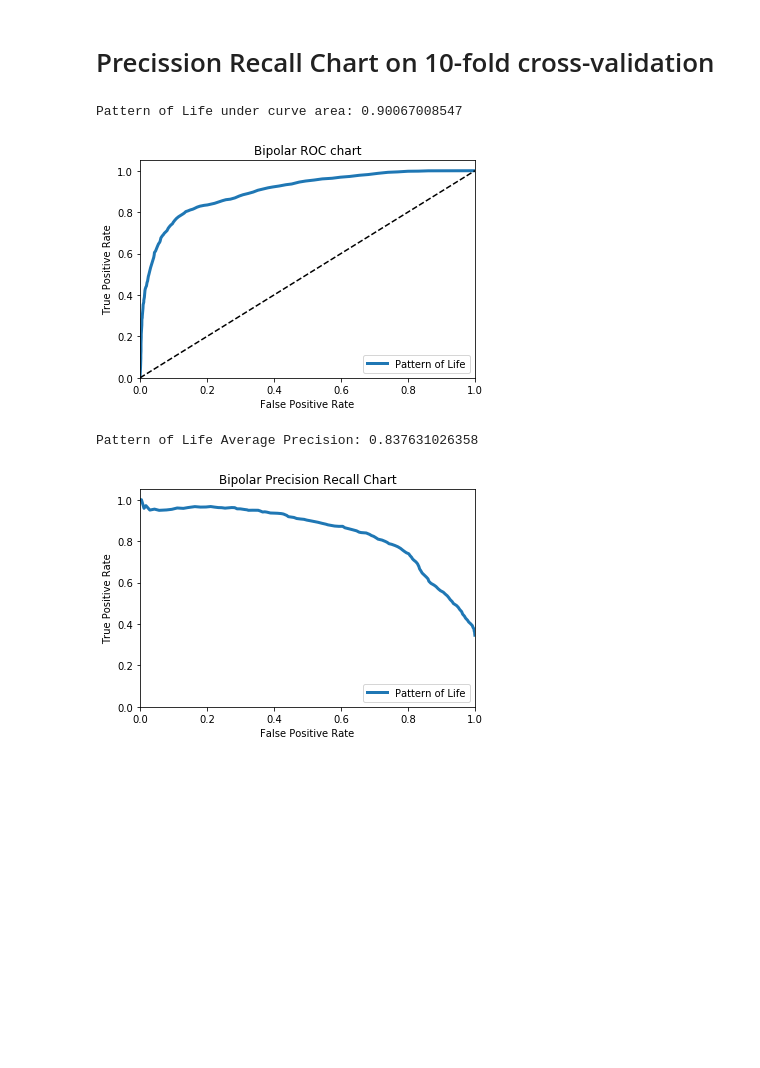
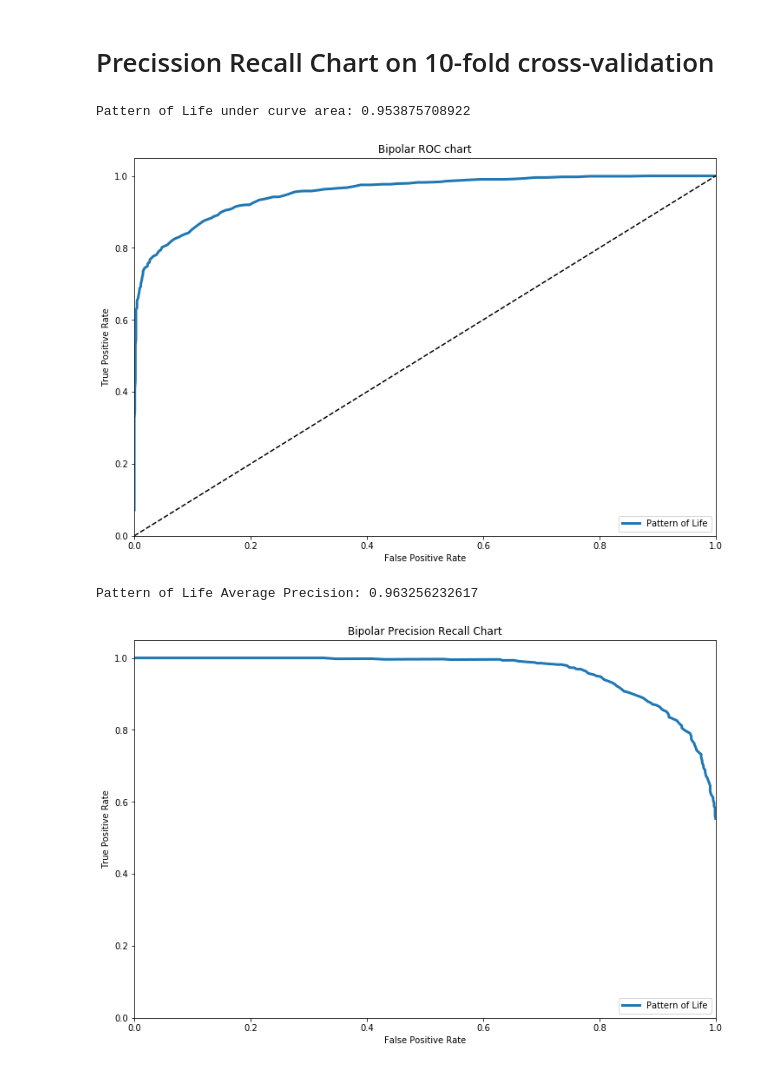
Before and after one commit to yenhao/Bipolar-Disorder-Detection, a Jupyter notebook: detect time/pattern of life/RandomForestClassifier_Server.ipynb, the cells around one changed output. Drawn from its saved outputs; the diff is of its cells as text; code cells hidden in the pictures; blank space fills up the shorter version.

```diff
--- a/detect time/pattern of life/RandomForestClassifier_Server.ipynb
+++ b/detect time/pattern of life/RandomForestClassifier_Server.ipynb
@@ -117,6 +110,6 @@ def date_not_in_range(user, ill_time_dict,date):
 # %%
 bd_clean = []
-bd_folder = './Bipolar/'
+bd_folder = './Bipolar/bd_shift2week/'
 for bd_file in checkFolderFile(bd_folder):
     bd_clean.append(pd.read_pickle(bd_folder+bd_file))
 # %%
@@ -787,20 +757,21 @@ pol_groups.renderPrecisionRecall_all("Bipolar",n_fold=20)
 # %%
-#Dump the pre-trained models
-feature_order = ['tweets_rate', 'mention_rate','unique_mentions','frequent_mentions','positive_ratio',\
-                 'negative_ratio','flips','negative_combos','positive_combos', 'age', 'gender' ]
-online_selection = []
+# # #Dump the pre-trained models
 
-for feature_name in feature_order:
-    for i,(name, category) in enumerate(pol_groups.index2feature):
-        if name == feature_name:
-            online_selection.append(i)
+# # # Get feature
+# feature_order = ['tweets_rate', 'late_tweets_rate','mention_rate','unique_mentions','frequent_mentions','positive_ratio',\
+#                  'negative_ratio','flips','negative_combos','positive_combos', 'age', 'gender', "joy","sadness","fear",  \
+#                  "anticipation", "anger", "trust", "disgust" ,"surprise" ]
+# online_selection = []
 
+# for feature_name in feature_order:
+#     for i,(name, category) in enumerate(pol_groups.index2feature):
+#         if name == feature_name:
+#             online_selection.append(i)
+# print(online_selection)
 
+# classifier  = RandomForestClassifier(n_jobs=-1, max_features="sqrt", n_estimators=128)
 
-
-classifier  = RandomForestClassifier(n_jobs=-1, max_features="sqrt", n_estimators=128)
-
-X, Y = pol_groups.getLabeledData("Bipolar", selection=online_selection)
-classifier.fit(X,Y)
-joblib.dump(classifier,"models/bipolar_forest/bipolar_forest_0")
+# X, Y = pol_groups.getLabeledData("Bipolar", selection=online_selection)
+# classifier.fit(X,Y)
+# joblib.dump(classifier,"models/bipolar_forest/bipolar_forest_2week")
 # %% [output]
@@ -868,42 +840,43 @@ def renderROC(scores, labels,disorder ,names, linestyle=['solid','dashed','dotte
 names = ["Pattern of Life"]
 classifier  = RandomForestClassifier(n_jobs= -1, max_features="sqrt", n_estimators=128)
 name = "Bipolar"
-n_fold = 50
+n_fold = 10
 POL_scores, POL_labels, _ = pol_groups.getLabelsScores(name, classifier, n_fold=n_fold, selection=POL_selection)
 
 bipolar_SCORES = [POL_scores]
 bipolar_LABELS = [POL_labels]
+
 
 renderROC(bipolar_SCORES, bipolar_LABELS, name,names)
 
 POL_scores, POL_labels, _ = pol_groups.getLabelsScores(name, classifier,n_fold=n_fold, selection=POL_selection)
 
 #np.sum(tfidf_labels)
 
 def renderPRC(scores, labels,disorder ,names, linestyle=['solid','dashed','dashdot']):
     fig, ax = plt.subplots()
     for i,(score, label) in enumerate(zip(scores, labels)):
 
         precision, recall, _ = precision_recall_curve(label, score, pos_label=1)
         average_precision = average_precision_score(label, score)
 
         plt.plot(recall, precision, label=names[i], ls=linestyle[i],linewidth=3)
         print("{} Average Precision: {}".format(names[i],average_precision))
 
 
 
     plt.xlim([0.0, 1.0])
     plt.ylim([0.0, 1.05])
     plt.xlabel('False Positive Rate')
     plt.ylabel('True Positive Rate')
     plt.title('{} Precision Recall Chart'.format(disorder))
     plt.legend(loc="lower right")
 
     plt.show()
 
 renderPRC(bipolar_SCORES, bipolar_LABELS, "Bipolar",names)
 # %% [output]
-Pattern of Life under curve area: 0.90067008547
+Pattern of Life under curve area: 0.953875708922
-[figure, old version]
+[figure, new version]
-Pattern of Life Average Precision: 0.837631026358
+Pattern of Life Average Precision: 0.963256232617
-[figure, old version]
+[figure, new version]
```
Also changed, not shown: parts of 19 cells of this notebook.
